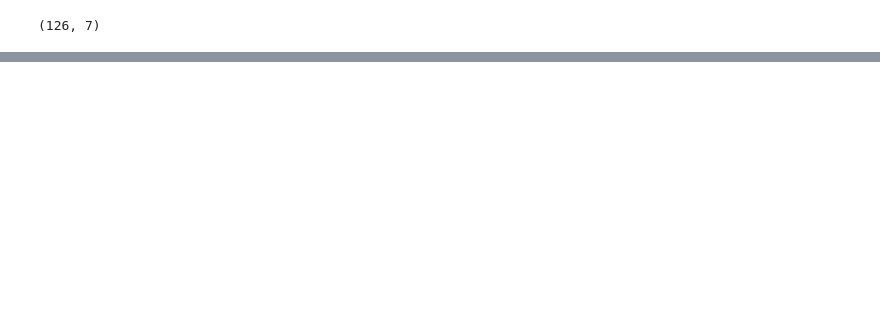
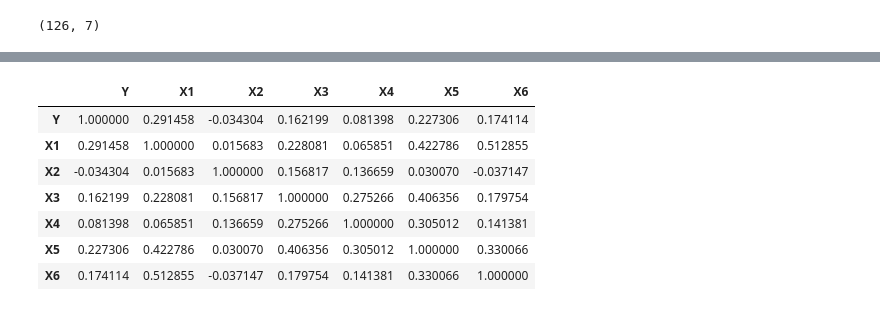
Before and after one commit to saunthosk/3p2CaEaFkXSyU4iS, a Jupyter notebook: Logistic.ipynb, the cells around one changed output, grey strips where cells are left out. Saved outputs shown, nothing was run; the diff lists cells and outputs as text; code cells hidden in the pictures; blank space fills up the shorter version.

```diff
--- a/Logistic.ipynb
+++ b/Logistic.ipynb
@@ -10,0 +52,18 @@ print(data.shape)
+# %%
+X1=data['X1']
+X2=data['X2']
+X3=data['X3']
+X4=data['X4']
+X5=data['X5']
+X6=data['X6']
+
+data.corr(numeric_only=True, method='spearman')
+# %% [output]
+|  | Y | X1 | X2 | X3 | X4 | X5 | X6 |
+| Y | 1.000000 | 0.291458 | -0.034304 | 0.162199 | 0.081398 | 0.227306 | 0.174114 |
+| X1 | 0.291458 | 1.000000 | 0.015683 | 0.228081 | 0.065851 | 0.422786 | 0.512855 |
+| X2 | -0.034304 | 0.015683 | 1.000000 | 0.156817 | 0.136659 | 0.030070 | -0.037147 |
+| X3 | 0.162199 | 0.228081 | 0.156817 | 1.000000 | 0.275266 | 0.406356 | 0.179754 |
+| X4 | 0.081398 | 0.065851 | 0.136659 | 0.275266 | 1.000000 | 0.305012 | 0.141381 |
+| X5 | 0.227306 | 0.422786 | 0.030070 | 0.406356 | 0.305012 | 1.000000 | 0.330066 |
+| X6 | 0.174114 | 0.512855 | -0.037147 | 0.179754 | 0.141381 | 0.330066 | 1.000000 |
```
Also changed, not shown: parts of 10 cells of this notebook.
